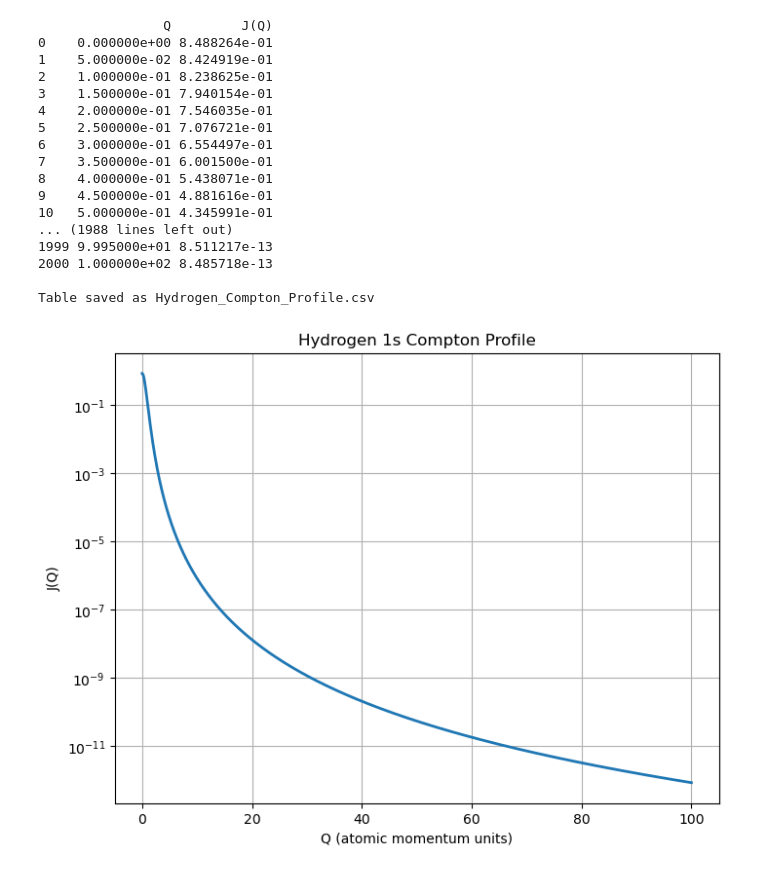
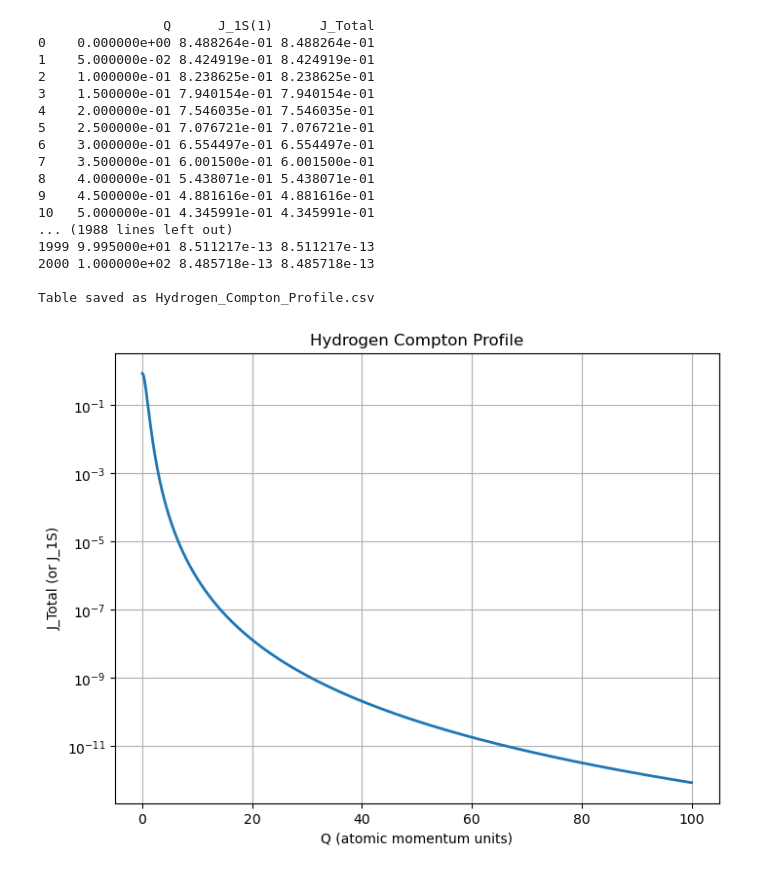
Before and after one commit to md-m-rahman/geant4, a Jupyter notebook: Compton_Nonrelativistic/compton_H.ipynb, the cells around one changed output. Saved outputs shown, nothing was run; the diff lists cells and outputs as text; code cells hidden in the pictures.

```diff
--- a/Compton_Nonrelativistic/compton_H.ipynb
+++ b/Compton_Nonrelativistic/compton_H.ipynb
@@ -26,7 +26,8 @@ J_values = J(Q_values)
 
 table = pd.DataFrame({
     "Q": Q_values,
-    "J(Q)": J_values
+    "J_1S(1)": J_values,
+    "J_Total": J_values
 })
 
 # ==========================================
@@ -38,47 +39,47 @@ pd.set_option("display.float_format", "{:.6e}".format)
 
 print(table)
 
 # ==========================================
 # Save table to CSV
 # ==========================================
 
 table.to_csv("Hydrogen_Compton_Profile.csv", index=False)
 
 print("\nTable saved as Hydrogen_Compton_Profile.csv")
 
 # ==========================================
 # Plot
 # ==========================================
 
 plt.figure(figsize=(8,6))
 
 plt.plot(Q_values, J_values, linewidth=2)
 
 plt.xlabel("Q (atomic momentum units)")
-plt.ylabel("J(Q)")
-plt.title("Hydrogen 1s Compton Profile")
+plt.ylabel("J_Total (or J_1S)")
+plt.title("Hydrogen Compton Profile")
 
 plt.yscale("log")   # useful because J(Q) drops rapidly
 
 plt.grid(True)
 
 plt.show()
 # %% [output]
-                Q         J(Q)
-0    0.000000e+00 8.488264e-01
-1    5.000000e-02 8.424919e-01
-2    1.000000e-01 8.238625e-01
-3    1.500000e-01 7.940154e-01
-4    2.000000e-01 7.546035e-01
-5    2.500000e-01 7.076721e-01
-6    3.000000e-01 6.554497e-01
-7    3.500000e-01 6.001500e-01
-8    4.000000e-01 5.438071e-01
-9    4.500000e-01 4.881616e-01
-10   5.000000e-01 4.345991e-01
+                Q      J_1S(1)      J_Total
+0    0.000000e+00 8.488264e-01 8.488264e-01
+1    5.000000e-02 8.424919e-01 8.424919e-01
+2    1.000000e-01 8.238625e-01 8.238625e-01
+3    1.500000e-01 7.940154e-01 7.940154e-01
+4    2.000000e-01 7.546035e-01 7.546035e-01
+5    2.500000e-01 7.076721e-01 7.076721e-01
+6    3.000000e-01 6.554497e-01 6.554497e-01
+7    3.500000e-01 6.001500e-01 6.001500e-01
+8    4.000000e-01 5.438071e-01 5.438071e-01
+9    4.500000e-01 4.881616e-01 4.881616e-01
+10   5.000000e-01 4.345991e-01 4.345991e-01
 ... (1988 lines left out)
-1999 9.995000e+01 8.511217e-13
-2000 1.000000e+02 8.485718e-13
+1999 9.995000e+01 8.511217e-13 8.511217e-13
+2000 1.000000e+02 8.485718e-13 8.485718e-13
 
 Table saved as Hydrogen_Compton_Profile.csv
-[figure, old version]
+[figure, new version]
```
Also changed, not shown: parts of 1 cell of this notebook, 29 other files.
